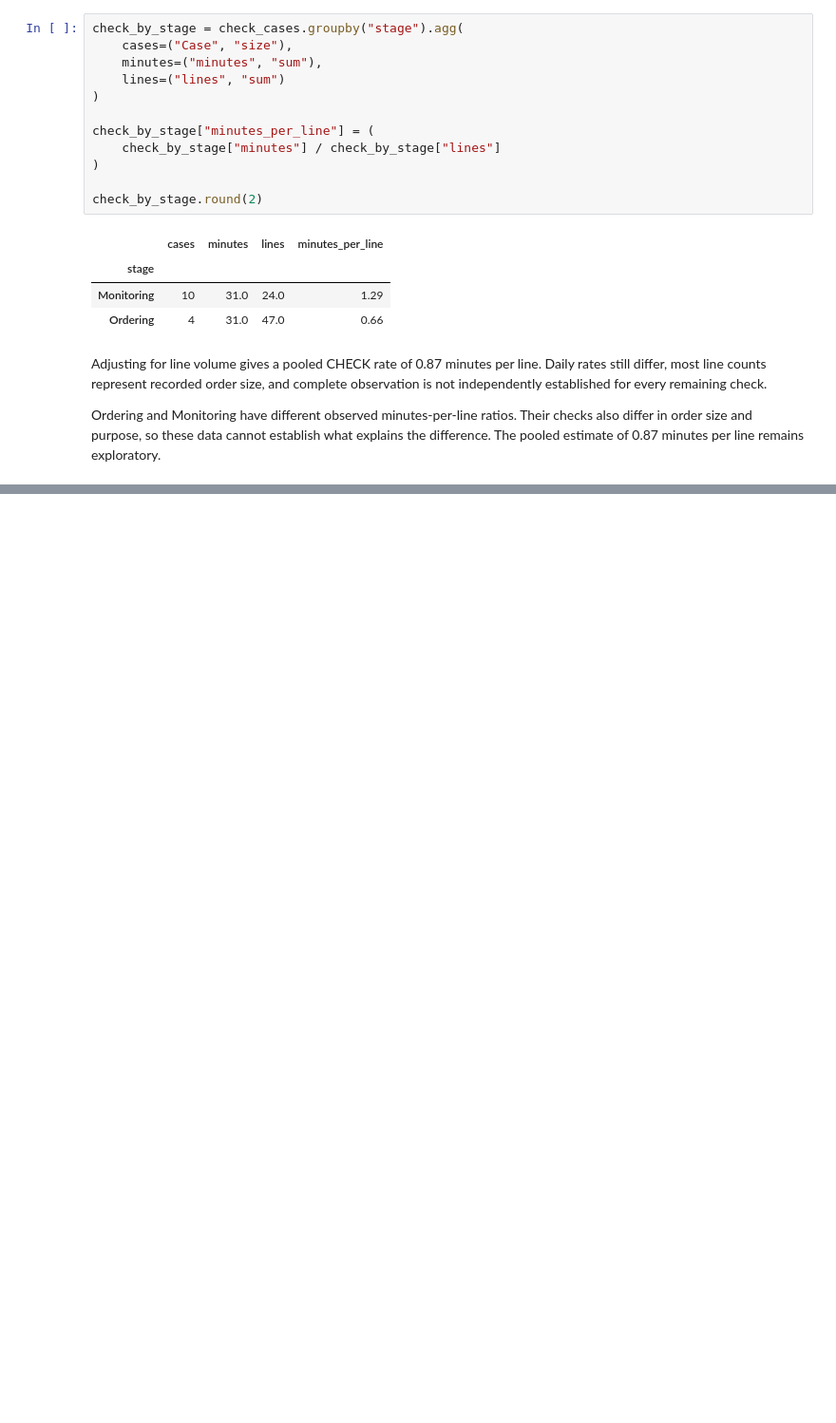
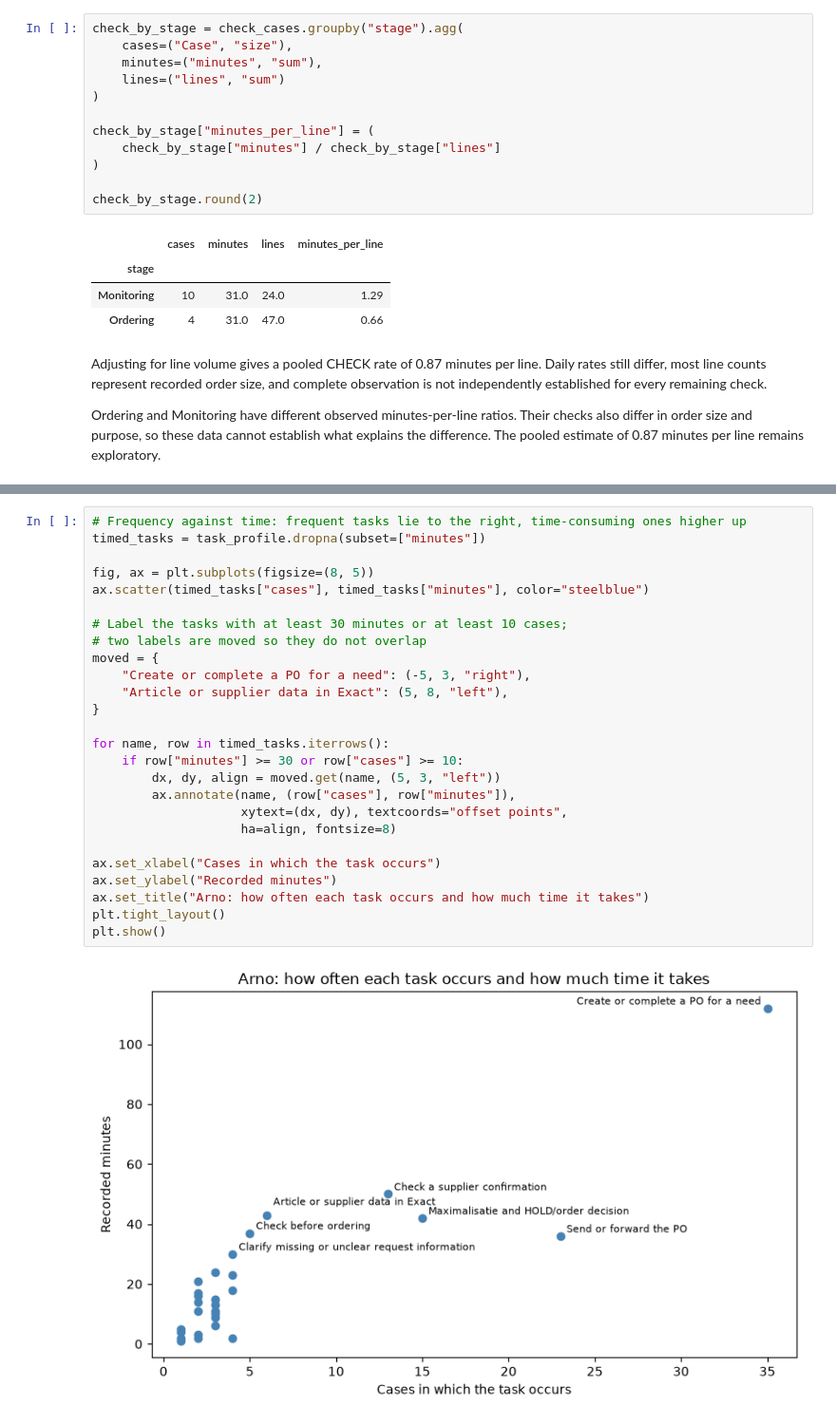
Before and after one commit to Luuuuuig/Bachelor-End-Project, a Jupyter notebook: Arno_Analysis_2026_10_02.ipynb, the cells around one changed output, grey strips where cells are left out. Shown at 95% size. Cells and saved outputs as stored; diff of their text form; blank space fills up the shorter version.

```diff
--- a/Arno_Analysis_2026_10_02.ipynb
+++ b/Arno_Analysis_2026_10_02.ipynb
@@ -530,0 +627,28 @@ Ordering and Monitoring have different observed minutes-per-line ratios. Their c
+# %%
+# Frequency against time: frequent tasks lie to the right, time-consuming ones higher up
+timed_tasks = task_profile.dropna(subset=["minutes"])
+
+fig, ax = plt.subplots(figsize=(8, 5))
+ax.scatter(timed_tasks["cases"], timed_tasks["minutes"], color="steelblue")
+
+# Label the tasks with at least 30 minutes or at least 10 cases;
+# two labels are moved so they do not overlap
+moved = {
+    "Create or complete a PO for a need": (-5, 3, "right"),
+    "Article or supplier data in Exact": (5, 8, "left"),
+}
+
+for name, row in timed_tasks.iterrows():
+    if row["minutes"] >= 30 or row["cases"] >= 10:
+        dx, dy, align = moved.get(name, (5, 3, "left"))
+        ax.annotate(name, (row["cases"], row["minutes"]),
+                    xytext=(dx, dy), textcoords="offset points",
+                    ha=align, fontsize=8)
+
+ax.set_xlabel("Cases in which the task occurs")
+ax.set_ylabel("Recorded minutes")
+ax.set_title("Arno: how often each task occurs and how much time it takes")
+plt.tight_layout()
+plt.show()
+# %% [output]
+[figure, added]
```
Also changed, not shown: parts of 5 cells of this notebook.
